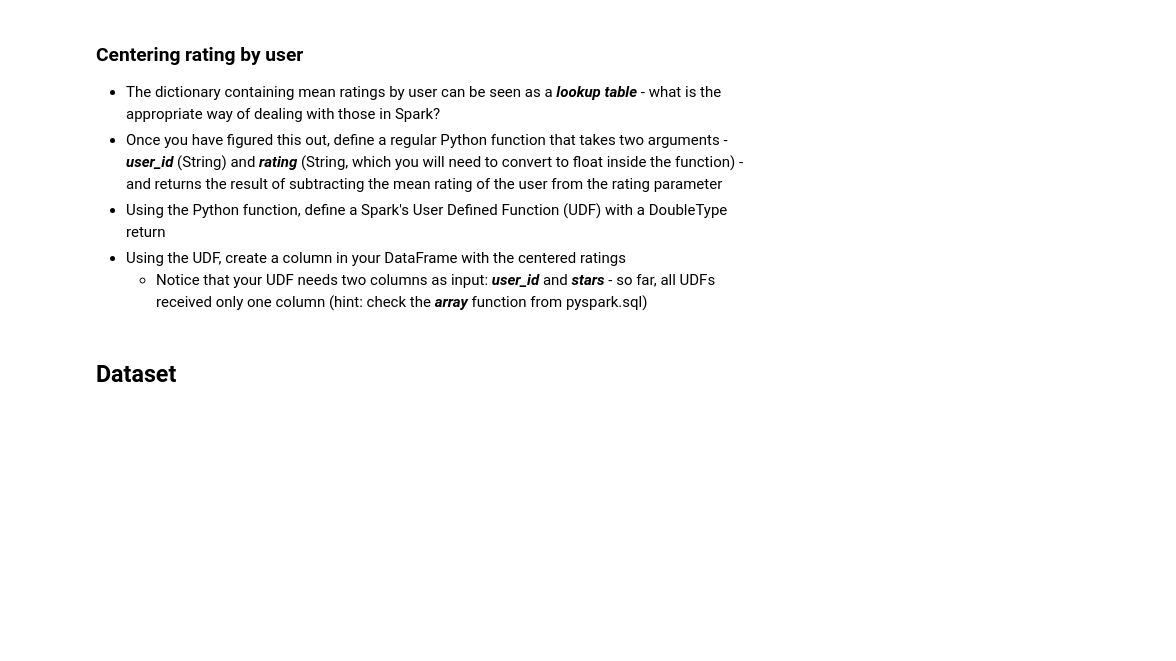
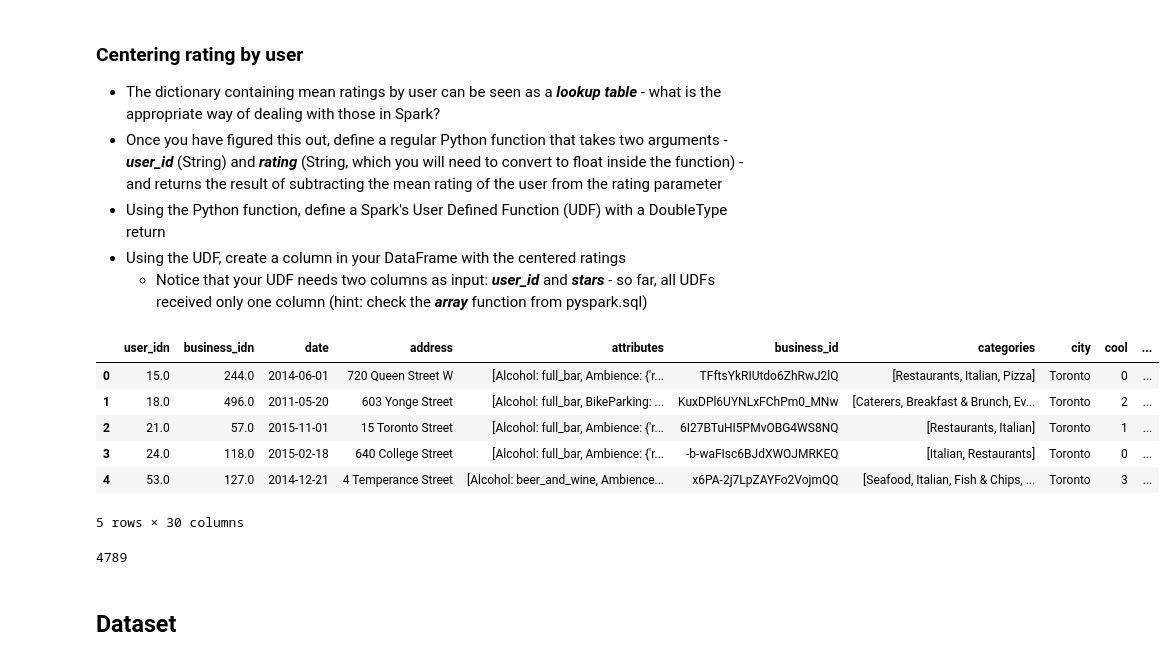
Before and after one commit to diegoami/DA_Spark_Course, a Jupyter notebook: notebooks/Yelp Recommender - Exercise.ipynb, the cells around one changed output. Saved outputs shown, nothing was run; the diff lists cells and outputs as text; code cells hidden in the pictures; blank space fills up the shorter version.

```diff
--- a/notebooks/Yelp Recommender - Exercise.ipynb
+++ b/notebooks/Yelp Recommender - Exercise.ipynb
@@ -268,3 +319,5 @@ dict_user_means = ...
+# %%
+df_mean_rating= df_city_reviews_3.groupby('user_idn').agg({"stars_r" : "avg"}).rdd.collectAsMap()
 # %% [markdown]
 ### Centering rating by user
 
@@ -284,0 +329,30 @@ df_centered = ...
+# %%
+from pyspark.sql.functions import array
+from pyspark.sql.functions import UserDefinedFunction
+from pyspark.sql.types import IntegerType, BooleanType, StringType
+from pyspark.sql.functions import UserDefinedFunction
+from pyspark.ml.linalg import VectorUDT, Vectors
+
+
+lookup_user_means = df_mean_rating
+
+def zero_mean(user_id, rating):
+
+    user_idf = float(user_id)
+    rating_f = float(rating)
+    user_mean_rating = lookup_user_means[user_idf]
+    return rating-user_mean_rating
+
+
+zero_mean_udf = UserDefinedFunction(zero_mean, StringType())
+df_centered = df_city_reviews_3.withColumn('rating_centered', zero_mean_udf(df_city_reviews_3.user_idn,  df_city_reviews_3.stars_r))
+# %%
+df_centered.toPandas().head()
+# %% [output]
+|  | user_idn | business_idn | date | address | attributes | business_id | categories | city | cool | ... |
+| 0 | 15.0 | 244.0 | 2014-06-01 | 720 Queen Street W | [Alcohol: full_bar, Ambience: {'r... | TFftsYkRIUtdo6ZhRwJ2lQ | [Restaurants, Italian, Pizza] | Toronto | 0 | ... |
+| 1 | 18.0 | 496.0 | 2011-05-20 | 603 Yonge Street | [Alcohol: full_bar, BikeParking: ... | KuxDPl6UYNLxFChPm0_MNw | [Caterers, Breakfast & Brunch, Ev... | Toronto | 2 | ... |
+| 2 | 21.0 | 57.0 | 2015-11-01 | 15 Toronto Street | [Alcohol: full_bar, Ambience: {'r... | 6I27BTuHI5PMvOBG4WS8NQ | [Restaurants, Italian] | Toronto | 1 | ... |
+| 3 | 24.0 | 118.0 | 2015-02-18 | 640 College Street | [Alcohol: full_bar, Ambience: {'r... | -b-waFIsc6BJdXWOJMRKEQ | [Italian, Restaurants] | Toronto | 0 | ... |
+| 4 | 53.0 | 127.0 | 2014-12-21 | 4 Temperance Street | [Alcohol: beer_and_wine, Ambience... | x6PA-2j7LpZAYFo2VojmQQ | [Seafood, Italian, Fish & Chips, ... | Toronto | 3 | ... |
+5 rows × 30 columns
@@ -285,3 +361,7 @@ df_centered = ...
+# %%
+df_centered.count()
+# %% [output]
+4789
 # %% [markdown]
 ## Dataset
 # %% [markdown]
```
Also changed, not shown: parts of 28 cells of this notebook.
